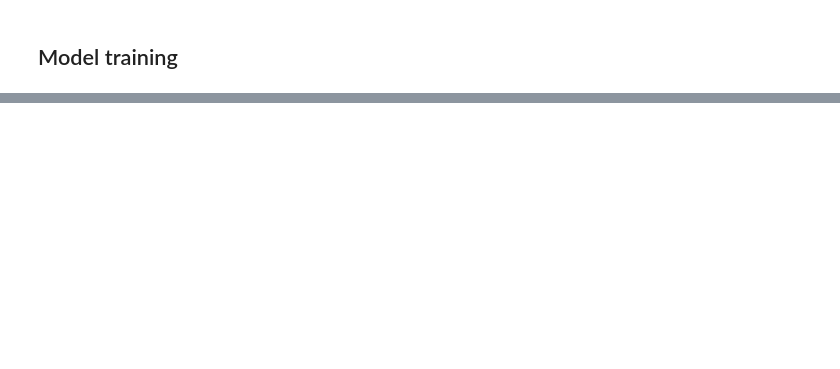
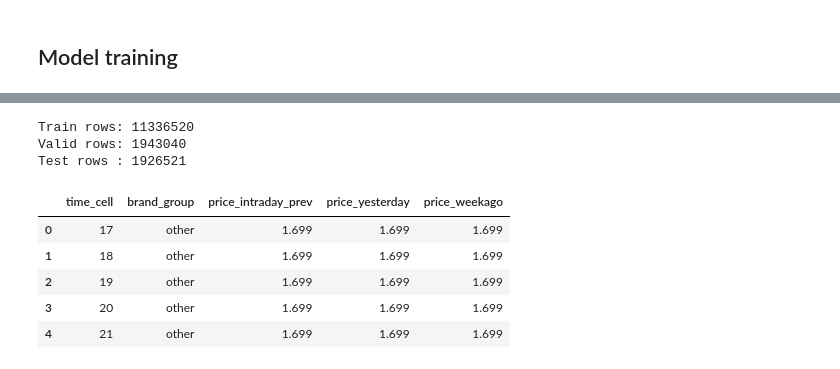
Before and after one commit to momade02/ds_project_main, a Jupyter notebook: prediction_model.ipynb, the cells around one changed output, grey strips where cells are left out. Saved outputs shown, nothing was run; the diff lists cells and outputs as text; code cells hidden in the pictures; blank space fills up the shorter version.

```diff
--- a/prediction_model.ipynb
+++ b/prediction_model.ipynb
@@ -520,49 +611,54 @@ target_col = "price"
 
 feature_cols = [
     "time_cell",
-    "day_of_week",
-    "post_code",
     "brand_group",
-    "price_intraday_prev",   # NEW: intraday last price (same day, same station)
+    "price_intraday_prev",  # intraday last price (same day, same station)
     "price_yesterday",
     "price_weekago",
-    "market_yesterday",
-    "market_weekago",
-    "markup_yesterday",
-    "markup_weekago",
 ]
 
-cat_cols = ["brand_group", "post_code"]  # categorical for LightGBM
+# Only brand_group is categorical now
+cat_cols = ["brand_group"]  # categorical for LightGBM
 
-# --- Time-based train/validation/test split (as before) ---
+# --- Time-based train/validation/test split ---
 
 train_end = pd.Timestamp("2024-06-30")
 valid_end = pd.Timestamp("2024-09-30")
 
 train_mask = df["date"] <= train_end
 valid_mask = (df["date"] > train_end) & (df["date"] <= valid_end)
 test_mask  = df["date"] > valid_end
 
 print("Train rows:", train_mask.sum())
 print("Valid rows:", valid_mask.sum())
 print("Test rows :", test_mask.sum())
 
 X_train = df.loc[train_mask, feature_cols].copy()
 y_train = df.loc[train_mask, target_col].values
 
 X_valid = df.loc[valid_mask, feature_cols].copy()
 y_valid = df.loc[valid_mask, target_col].values
 
-X_test  = df.loc[test_mask,  feature_cols].copy()
-y_test  = df.loc[test_mask,  target_col].values
+X_test = df.loc[test_mask, feature_cols].copy()
+y_test = df.loc[test_mask, target_col].values
 
 # Cast categoricals
 for c in cat_cols:
     X_train[c] = X_train[c].astype("category")
     X_valid[c] = X_valid[c].astype("category")
-    X_test[c]  = X_test[c].astype("category")
+    X_test[c] = X_test[c].astype("category")
 
 X_train.head()
+# %% [output]
+Train rows: 11336520
+Valid rows: 1943040
+Test rows : 1926521
+|  | time_cell | brand_group | price_intraday_prev | price_yesterday | price_weekago |
+| 0 | 17 | other | 1.699 | 1.699 | 1.699 |
+| 1 | 18 | other | 1.699 | 1.699 | 1.699 |
+| 2 | 19 | other | 1.699 | 1.699 | 1.699 |
+| 3 | 20 | other | 1.699 | 1.699 | 1.699 |
+| 4 | 21 | other | 1.699 | 1.699 | 1.699 |
 # %%
 from sklearn.metrics import mean_absolute_error, mean_squared_error
 import numpy as np
```
Also changed, not shown: parts of 22 cells of this notebook.
